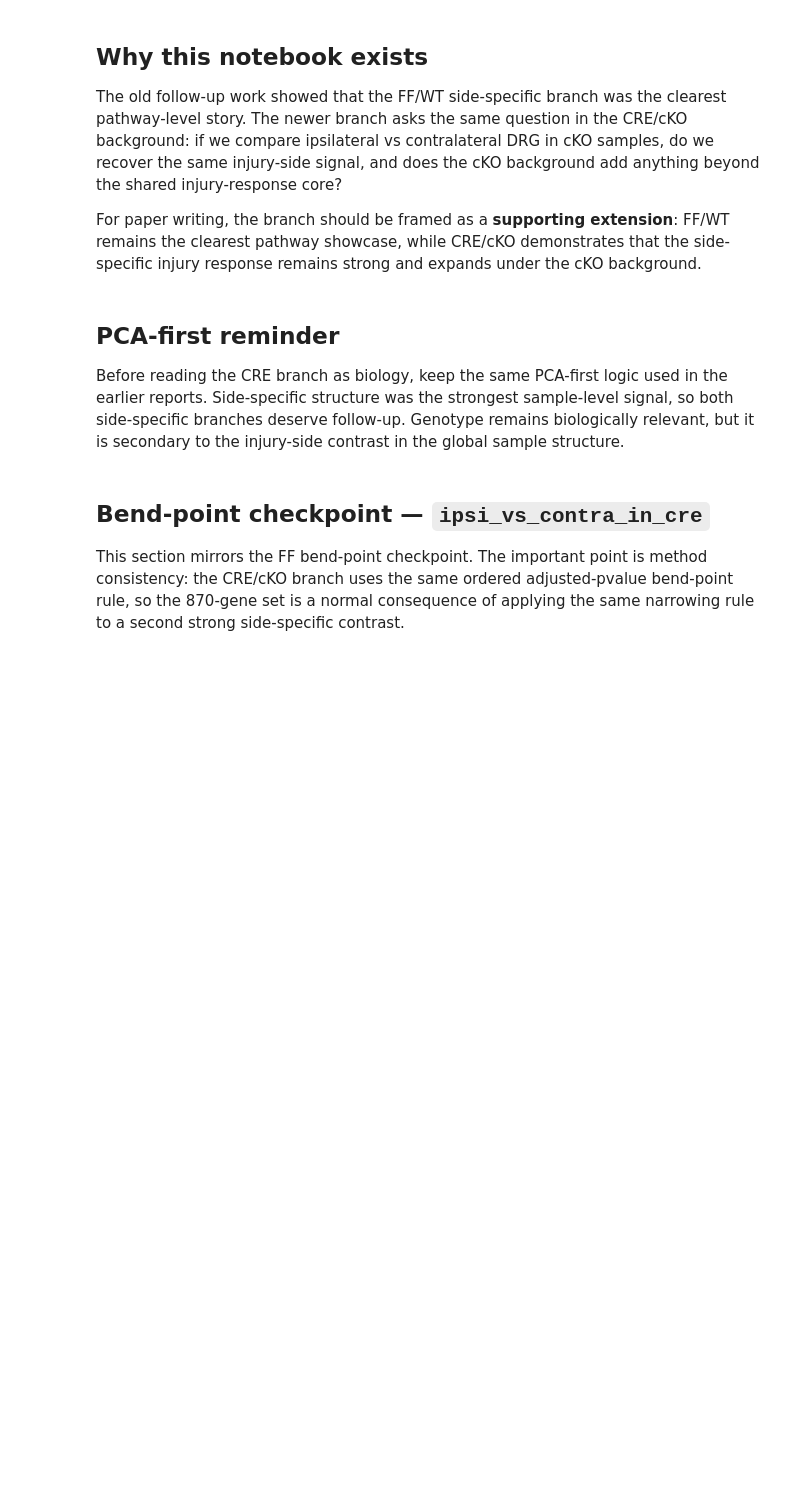
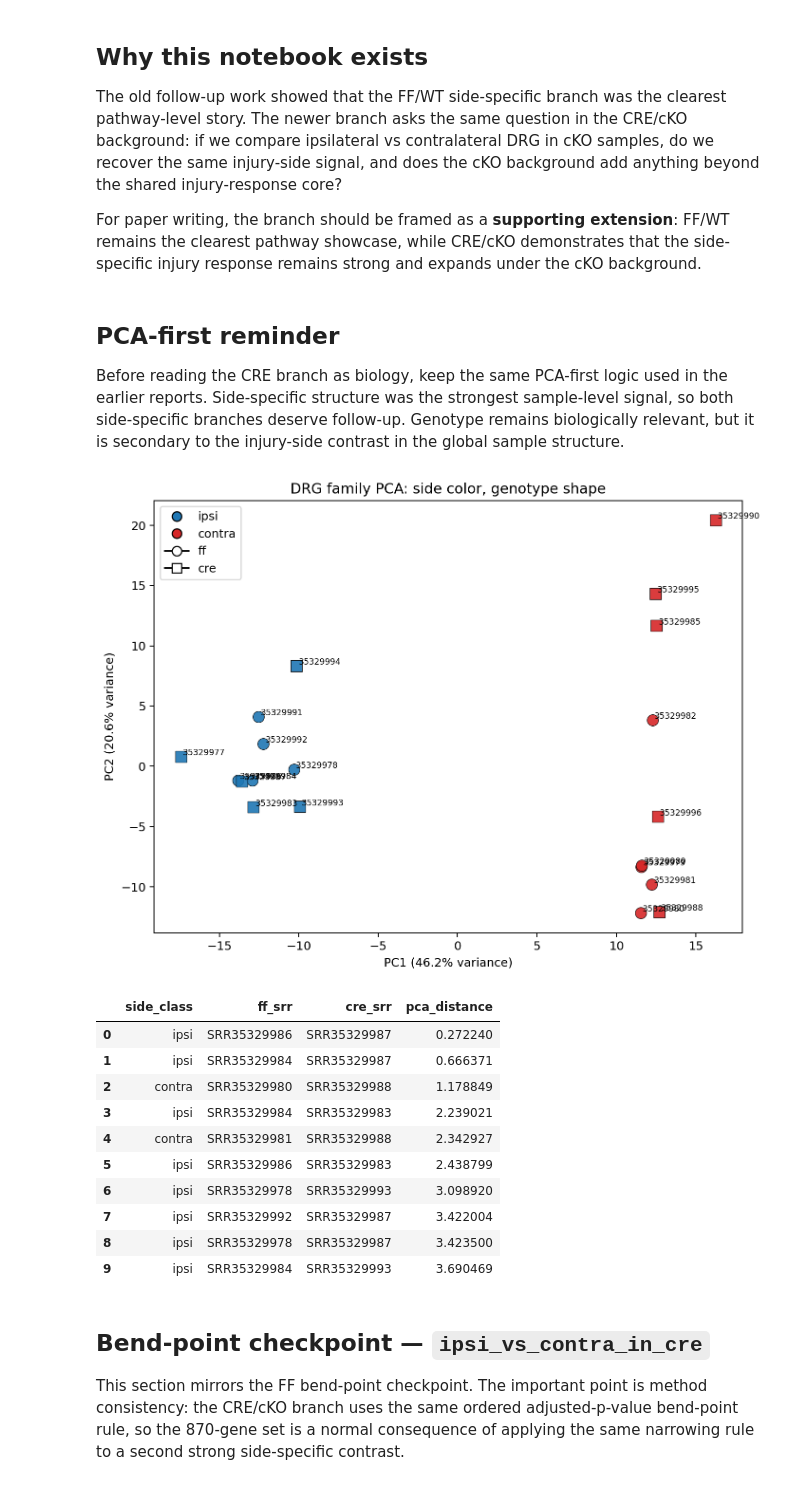
Before and after one commit to pzg8794/mouse_group_project_work, a Jupyter notebook: notebooks/mining/mouse_differential_expression_cre_go_followup.ipynb, the cells around one changed output. Cells and saved outputs as stored; diff of their text form; code cells hidden in the pictures; blank space fills up the shorter version.

```diff
--- a/notebooks/mining/mouse_differential_expression_cre_go_followup.ipynb
+++ b/notebooks/mining/mouse_differential_expression_cre_go_followup.ipynb
@@ -13,7 +13,7 @@ pd.set_option('display.max_columns', 120)
 pd.set_option('display.max_rows', 200)
 pd.set_option('display.max_colwidth', 180)
 
-MOUSE_ROOT = Path('/Users/pitergarcia/DataScience/Semester5/BIOL550/group_project/mouse_new')
+MOUSE_ROOT = Path('/Users/pitergarcia/DataScience/Semester5/BIOL550/group_project/shared_group_project')
 DERIVED_DIR = MOUSE_ROOT / 'preparation' / 'DE-derived_analysis'
 FAMILY_DIR = DERIVED_DIR / 'family_structure'
 COMPARE_DIR = DERIVED_DIR / 'ff_cre_branch_comparison'
@@ -41,20 +47,31 @@ For paper writing, the branch should be framed as a **supporting extension**: FF
 Before reading the CRE branch as biology, keep the same PCA-first logic used in the earlier reports. Side-specific structure was the strongest sample-level signal, so both side-specific branches deserve follow-up. Genotype remains biologically relevant, but it is secondary to the injury-side contrast in the global sample structure.
 # %%
 pca_path = FAMILY_DIR / 'pca_side_genotype_annotated.png'
-
 collision_path = FAMILY_DIR / 'pca_ff_cre_collision_pairs.tsv'
-
 
 if pca_path.exists():
     display(Image(filename=str(pca_path), width=950))
 else:
     display(Markdown(f'PCA image not found: `{pca_path}`'))
 
-if 'collision_path' in locals() and collision_path.exists():
+if collision_path.exists():
     display(pd.read_csv(collision_path, sep='	').head(10))
 else:
     display(Markdown(f'Collision-pair table not found: `{collision_path}`'))
+# %% [output]
+[figure, added]
+|  | side_class | ff_srr | cre_srr | pca_distance |
+| 0 | ipsi | SRR35329986 | SRR35329987 | 0.272240 |
+| 1 | ipsi | SRR35329984 | SRR35329987 | 0.666371 |
+| 2 | contra | SRR35329980 | SRR35329988 | 1.178849 |
+| 3 | ipsi | SRR35329984 | SRR35329983 | 2.239021 |
+| 4 | contra | SRR35329981 | SRR35329988 | 2.342927 |
+| 5 | ipsi | SRR35329986 | SRR35329983 | 2.438799 |
+| 6 | ipsi | SRR35329978 | SRR35329993 | 3.098920 |
+| 7 | ipsi | SRR35329992 | SRR35329987 | 3.422004 |
+| 8 | ipsi | SRR35329978 | SRR35329987 | 3.423500 |
+| 9 | ipsi | SRR35329984 | SRR35329993 | 3.690469 |
 # %% [markdown]
 ## Bend-point checkpoint — `ipsi_vs_contra_in_cre`
 
-This section mirrors the FF bend-point checkpoint. The important point is method consistency: the CRE/cKO branch uses the same ordered adjusted-pvalue bend-point rule, so the 870-gene set is a normal consequence of applying the same narrowing rule to a second strong side-specific contrast.
+This section mirrors the FF bend-point checkpoint. The important point is method consistency: the CRE/cKO branch uses the same ordered adjusted-p-value bend-point rule, so the 870-gene set is a normal consequence of applying the same narrowing rule to a second strong side-specific contrast.
```
Also changed, not shown: parts of 17 cells of this notebook, 9 other files.
